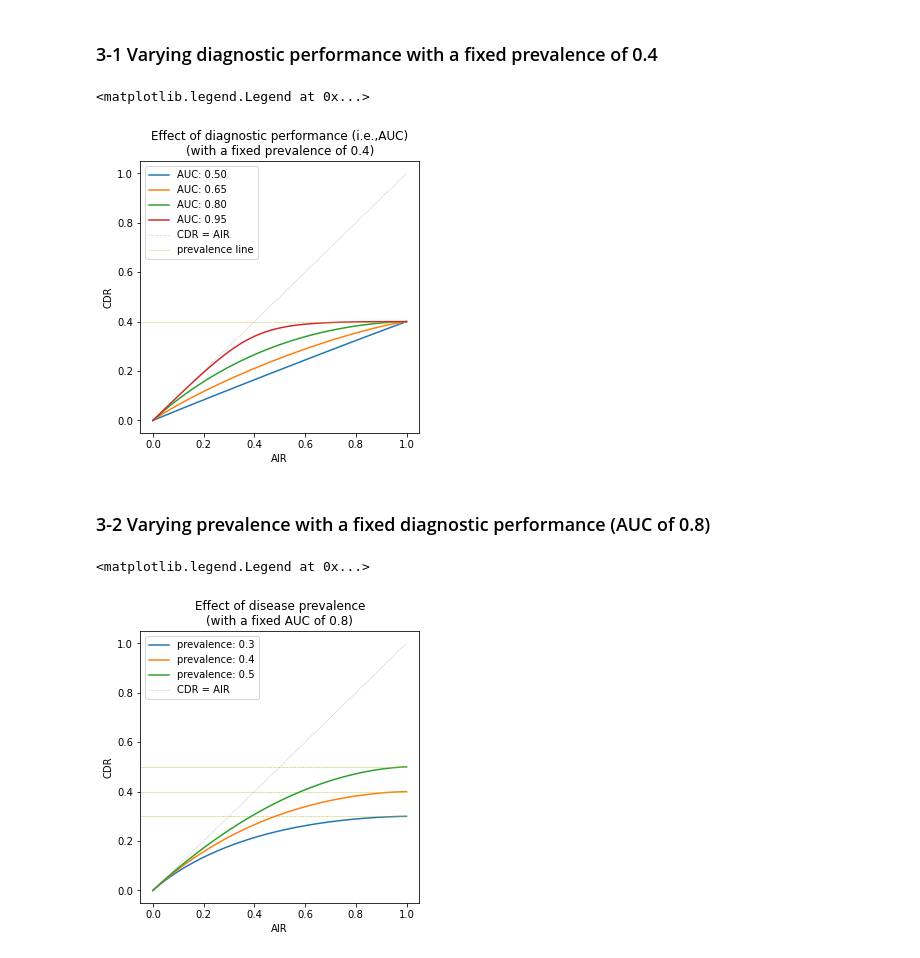
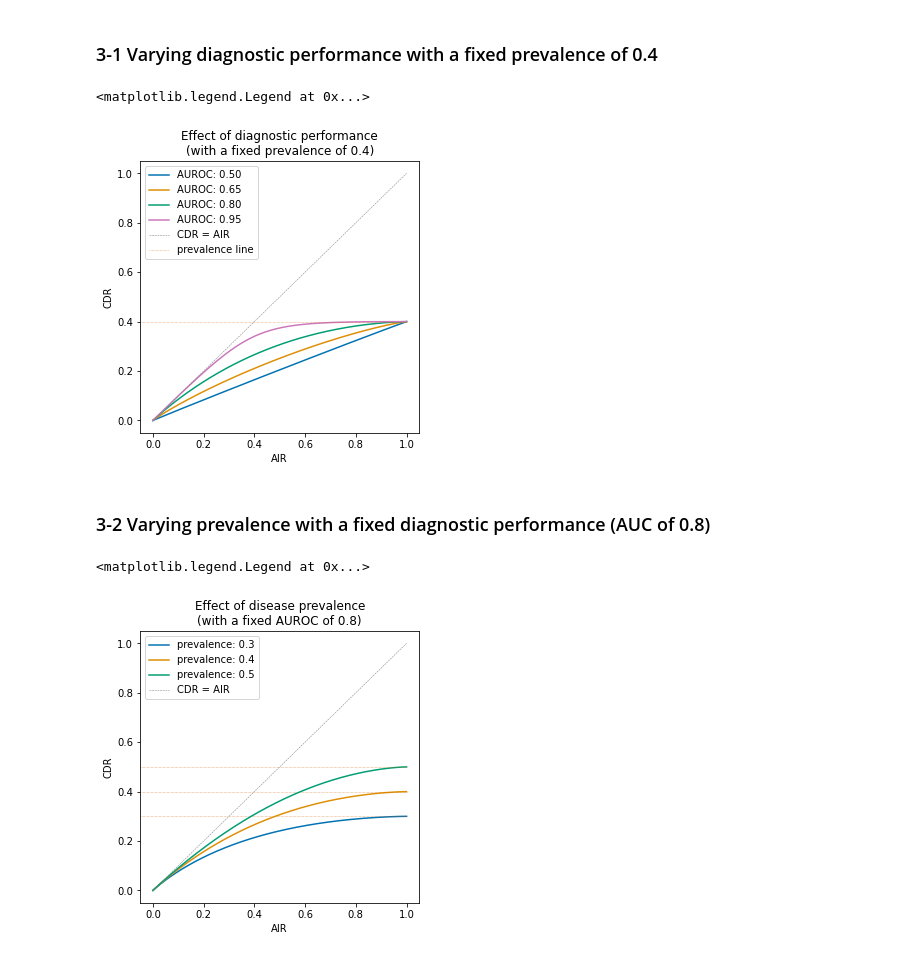
Before and after one commit to hnakai17/Performance_metrics_ProstateMRI, a Jupyter notebook: Simulation.ipynb, the cells around one changed output. Cells and saved outputs as stored; diff of their text form; code cells hidden in the pictures.

```diff
--- a/Simulation.ipynb
+++ b/Simulation.ipynb
@@ -76,6 +87,7 @@ Computed simulation was performed to draw plots of AIR and CDR for different dis
 # %%
 # define fuction to draw simulation plots
 def create_plots(mean_dif, prev, ax=None, ax_row=None, plot=True, ret=False):
+    sns.set_palette("colorblind")
     """
     create four plots on different columns
     1. Patient distribution on exam scores (simulation plot)
@@ -105,6 +117,10 @@ def create_plots(mean_dif, prev, ax=None, ax_row=None, plot=True, ret=False):
     n_score = 500
     # 3. limit score
     score_limit = 5
+    # 4. scatter plot color and size
+    c1 = -4
+    c2 = -3
+    s = 50
 
     ## Prepare multiple score between "-score_limit" to "score_limit" (n=n_score)
     score = np.linspace(-score_limit, score_limit, n_score)
@@ -134,8 +150,10 @@ def create_plots(mean_dif, prev, ax=None, ax_row=None, plot=True, ret=False):
         ## 1. score distribution on disease group and control group
         dist_c = norm.pdf(score, loc = mean_score_c)*(1-prev)*100
         dist_d = norm.pdf(score, loc = mean_score_d)*prev*100
-        ax[ax_row, 0].plot(score, dist_c, label="Control", lw=2)
-        ax[ax_row, 0].plot(score, dist_d, label="Disease", lw=2)
+        ax[ax_row, 0].plot(score, dist_c, label="csPCa (-)", lw=2)
+        ax[ax_row, 0].plot(score, dist_d, label="csPCa (+)", lw=2)
+        ax[ax_row, 0].scatter(-score_limit+0.2,0, color=color_list[c2], s=s)
+        ax[ax_row, 0].scatter(score_limit-0.2,0, color=color_list[c1], s=s)
         ax[ax_row, 0].set_title(f"Patient distribution on exam score (prevalence:{prev})")
         ax[ax_row, 0].set_xlabel("Exam score (SD)")
         ax[ax_row, 0].set_ylabel("Percentage in the population (%)")
@@ -149,6 +167,10 @@ def create_plots(mean_dif, prev, ax=None, ax_row=None, plot=True, ret=False):
         ## 2. Sensitivity and specificity
         ax[ax_row, 1].plot(score, spec, label="Specificity", lw=2)
         ax[ax_row, 1].plot(score, sens, label="Sensitivity", lw=2)
+        ax[ax_row, 1].scatter(-score_limit+0.2,0, color=color_list[c2], s=s)
+        ax[ax_row, 1].scatter(score_limit-0.2,0, color=color_list[c1], s=s)
+        ax[ax_row, 1].scatter(-score_limit+0.2,1, color=color_list[c2], s=s)
+        ax[ax_row, 1].scatter(score_limit-0.2,1, color=color_list[c1], s=s)
         ax[ax_row, 1].set_title("Sensitivity and Specificity")
         ax[ax_row, 1].set_xlabel("Exam score (SD)")
         ax[ax_row, 1].set_ylabel("Metrics score")
@@ -156,9 +178,11 @@ def create_plots(mean_dif, prev, ax=None, ax_row=None, plot=True, ret=False):
         ax[ax_row, 1].legend(bbox_to_anchor=(1, 0.7), loc="center right")
 
         ## 3. ROC curve
-        ax[ax_row, 2].plot(1-spec, sens, label=f"AUC:{round(AUC, 2)}", c="green", lw=2)
+        ax[ax_row, 2].plot(1-spec, sens, label=f"AUROC:{round(AUC, 2)}", c=color_list[2], lw=2)
         x = np.linspace(0,1,n_score)
-        ax[ax_row, 2].plot(x, x, label=f"Sensivity = 1- Specificity", ls=':', lw=1,  c="#7f7f7f")
+        ax[ax_row, 2].plot(x, x, label=f"Sensivity = 1- Specificity", ls='--', lw=1,  c="#7f7f7f")
+        ax[ax_row, 2].scatter(0,0, color=color_list[c1], s=s)
+        ax[ax_row, 2].scatter(1,1, color=color_list[c2], s=s)
         ax[ax_row, 2].set_title("ROC curve")
         ax[ax_row, 2].set_xlabel("1 - Specificity")
         ax[ax_row, 2].set_ylabel("Sensitivity")
@@ -167,14 +191,16 @@ def create_plots(mean_dif, prev, ax=None, ax_row=None, plot=True, ret=False):
         ax[ax_row, 2].legend(bbox_to_anchor=(1, 0.1),loc="center right")
 
         ## 4. AIR/CDR plot
-        ax[ax_row, 3].plot(AIR, CDR, label=f"AUC:{round(AUC, 2)}", c="green", lw=2)
+        ax[ax_row, 3].plot(AIR, CDR, label=f"AUROC:{round(AUC, 2)}", color=color_list[4], lw=2)
         ax[ax_row, 3].set_title("AIR/CDR")
         ax[ax_row, 3].set_xlabel("AIR")
         ax[ax_row, 3].set_ylabel("CDR")
-        ax[ax_row, 3].plot(x, x, label=f"CDR = AIR", ls=':', lw=1,  c="#7f7f7f")
+        ax[ax_row, 3].plot(x, x, label=f"CDR = AIR", ls='--', lw=1,  c="#7f7f7f")
+        ax[ax_row, 3].scatter(0,0, color=color_list[c1], s=s)
+        ax[ax_row, 3].scatter(1,prev, color=color_list[c2], s=s)
         ax[ax_row, 3].set_xlim((-0.05, 1.05))
         ax[ax_row, 3].set_ylim((-0.05, 1.05))
-        ax[ax_row, 3].hlines(y=prev, xmin=-0.05, xmax=1, colors='C8', ls='--', lw=1, label=f'prevalence line:{prev}')
+        ax[ax_row, 3].hlines(y=prev, xmin=-0.05, xmax=1, color=color_list[3], ls=':', lw=1, label=f'prevalence line:{prev}')
         ax[ax_row, 3].legend(bbox_to_anchor=(1, 0.1), loc="center right")
     if ret:
         return {"score":score, "sens":sens, "spec":spec, "AUC":AUC, "CDR":CDR, "AIR":AIR}
@@ -236,25 +266,30 @@ def getNearest_index(ds, num):
 # %%
 plt.figure(figsize=(5,5))
 # AIR/CDR plots in AUC of 0.5, 0.65, 0.8, and 0.95
-for AUC in [0.50, 0.65, 0.80, 0.95]:
+for i, AUC in enumerate([0.50, 0.65, 0.80, 0.95]):
     ind_closeAUC = getNearest_index(results["AUC"], AUC)
     # prevelence = 0.4 -> ind_closeAUC+1
     ds_closeAUC = results.loc[ind_closeAUC+1]
-    plt.plot(ds_closeAUC["AIR"], ds_closeAUC["CDR"], label=f"AUC: {AUC:.2f}")
+    # define color
+    if not i==3:
+        color=color_list[i]
+    else:
+        color=color_list[4]
+    plt.plot(ds_closeAUC["AIR"], ds_closeAUC["CDR"], label=f"AUROC: {AUC:.2f}", color=color)
     plt.ylim((-0.05, 1.05))
     plt.xlim((-0.05, 1.05))
 
 x = np.linspace(0,1,1000)
-plt.plot(x, x, label=f"CDR = AIR", ls=':', lw=0.5,  c="#7f7f7f")
+plt.plot(x, x, label=f"CDR = AIR", ls='--', lw=0.5,  c="#7f7f7f")
 
-plt.hlines(y=0.4, xmin=-0.05, xmax=1, colors='C8', ls='--', lw=0.5, label=f'prevalence line')
-plt.title("Effect of diagnostic performance (i.e.,AUC)\n(with a fixed prevalence of 0.4)")
+plt.hlines(y=0.4, xmin=-0.05, xmax=1, colors=color_list[3], ls=':', lw=0.5, label=f'prevalence line')
+plt.title("Effect of diagnostic performance\n(with a fixed prevalence of 0.4)")
 plt.xlabel("AIR")
 plt.ylabel("CDR")
 plt.legend()
 # %% [output]
 <matplotlib.legend.Legend at 0x...>
-[figure, old version]
+[figure, new version]
 # %% [markdown]
 ### 3-2 Varying prevalence with a fixed diagnostic performance (AUC of 0.8)
 # %%
@@ -268,12 +303,12 @@ for ind in range(ind_closeAUC, ind_closeAUC+3):
     plt.plot(ds_closeAUC["AIR"], ds_closeAUC["CDR"], label=f"prevalence: {ds_closeAUC['prev']}")
     plt.ylim((-0.05, 1.05))
     plt.xlim((-0.05, 1.05))
-    plt.hlines(y=ds_closeAUC['prev'], xmin=-0.05, xmax=1, colors='C8', ls='--', lw=0.5)
-plt.plot(x, x, label=f"CDR = AIR", ls=':', lw=0.5,  c="#7f7f7f")
-plt.title("Effect of disease prevalence\n(with a fixed AUC of 0.8)")
+    plt.hlines(y=ds_closeAUC['prev'], xmin=-0.05, xmax=1, colors=color_list[3], ls=':', lw=0.5)
+plt.plot(x, x, label=f"CDR = AIR", ls='--', lw=0.5,  c="#7f7f7f")
+plt.title("Effect of disease prevalence\n(with a fixed AUROC of 0.8)")
 plt.xlabel("AIR")
 plt.ylabel("CDR")
 plt.legend()
 # %% [output]
 <matplotlib.legend.Legend at 0x...>
-[figure, old version]
+[figure, new version]
```
Also changed, not shown: parts of 7 cells of this notebook.
